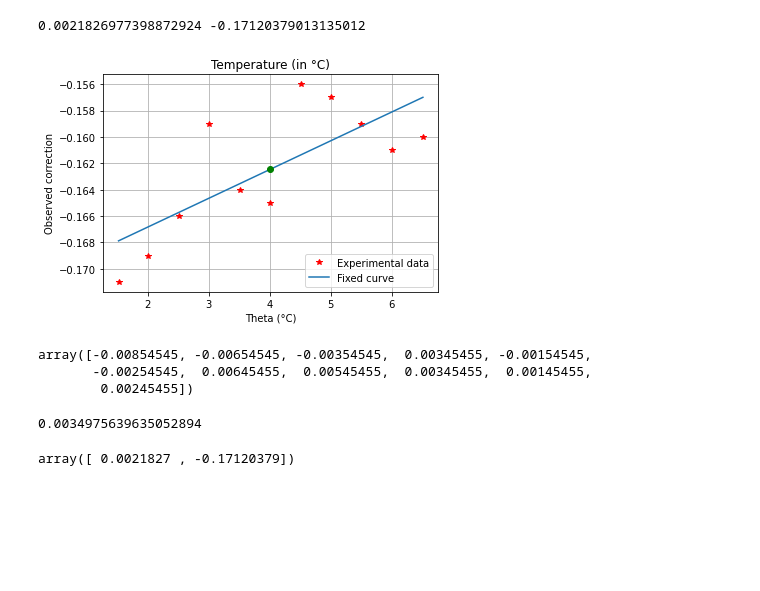
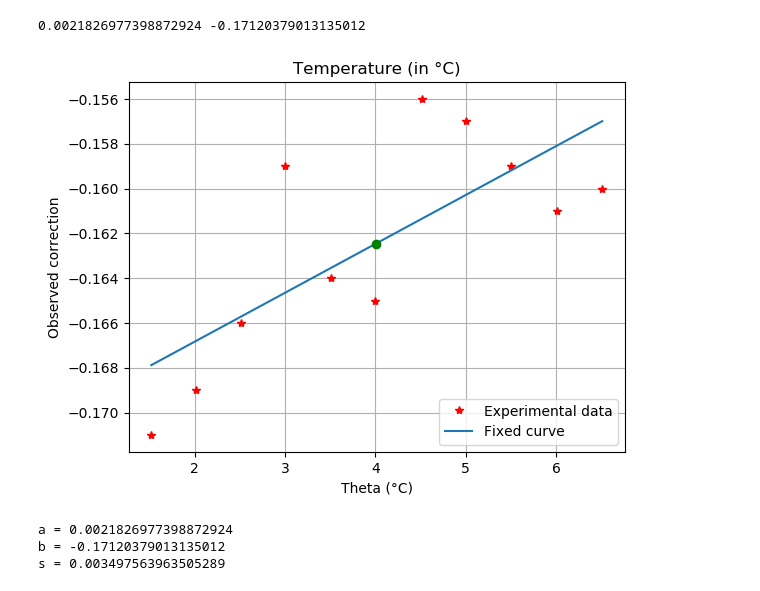
Before and after one commit to CarlosGarciaSquare/CarlosGarciaSquare, a Jupyter notebook: Nano/Inverse.ipynb, the cells around one changed output. Cells and saved outputs as stored; diff of their text form; code cells hidden in the pictures; blank space fills up the shorter version.

```diff
--- a/Nano/Inverse.ipynb
+++ b/Nano/Inverse.ipynb
@@ -33,32 +31,16 @@ print(a,b)
 # %%
 plt.plot(theta,cc,'* r')
 plt.plot(theta,a*theta+b)
-plt.plot(theta_1/len(theta)
-,c/len(theta),'o g')
+plt.plot(theta_1/len(theta),c/len(theta),'o g')
 plt.xlabel("Theta (°C)")
 plt.ylabel("Observed correction")
 plt.grid()
 plt.title("Temperature (in °C)")
 plt.legend(['Experimental data','Fixed curve'],loc='lower right')
 plt.savefig("disp.jpg")
+plt.show()
 # %% [output]
-[figure, old version]
+[figure, new version]
 # %%
 mean_th=theta_1/len(theta)
 mean_c=c/len(theta)
-# %%
-cc-mean_c
-# %% [output]
-array([-0.00854545, -0.00654545, -0.00354545,  0.00345455, -0.00154545,
-       -0.00254545,  0.00645455,  0.00545455,  0.00345455,  0.00145455,
-        0.00245455])
-# %%
-np.sqrt(sum((cc-(a*theta+b))**2)/(len(theta)-2))
-# %% [output]
-0.0034975639635052894
-# %%
-X=np.c_[theta,np.ones(nb)]
-hessian=np.linalg.inv(np.dot(X.T,X))
-np.dot(hessian,np.dot(X.T,cc))
-# %% [output]
-array([ 0.0021827 , -0.17120379])
@@ -64,0 +55,11 @@ array([ 0.0021827 , -0.17120379])
+# %%
+print("a =",a)
+print("b =",b)
+
+s2=(1/(N-2))*sum((cc-c)**2)
+s=np.sqrt(s2)
+print("s =",s)
+# %% [output]
+a = 0.0021826977398872924
+b = -0.17120379013135012
+s = 0.003497563963505289
```
Also changed, not shown: parts of 7 cells of this notebook.
